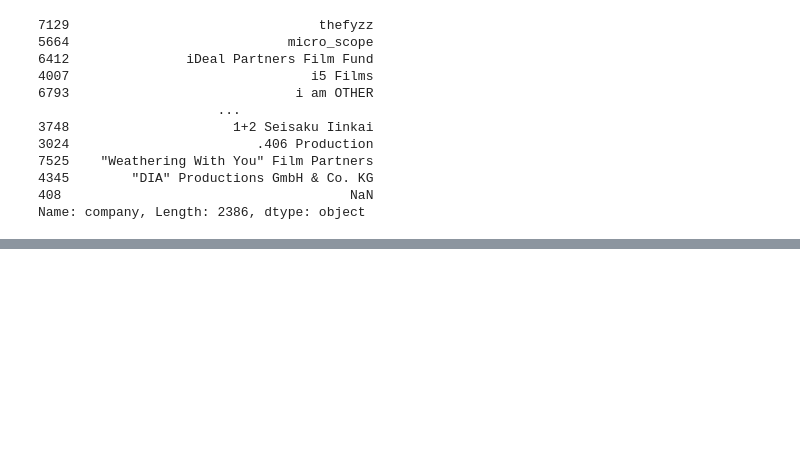
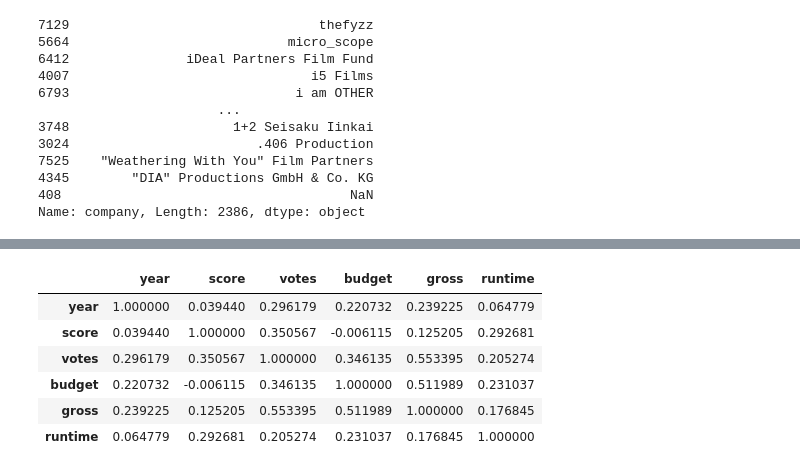
Before and after one commit to MunyaradziMagura/Movies-Project, a Jupyter notebook: movies.ipynb, the cells around one changed output, grey strips where cells are left out. Cells and saved outputs as stored; diff of their text form; code cells hidden in the pictures; blank space fills up the shorter version.

```diff
--- a/movies.ipynb
+++ b/movies.ipynb
@@ -142,0 +149,11 @@ TypeError: No loop matching the specified signature and casting was found for uf
+# %%
+# finding correlation
+df.corr(method='spearman') # pearson, kendall, spearman
+# %% [output]
+|  | year | score | votes | budget | gross | runtime |
+| year | 1.000000 | 0.039440 | 0.296179 | 0.220732 | 0.239225 | 0.064779 |
+| score | 0.039440 | 1.000000 | 0.350567 | -0.006115 | 0.125205 | 0.292681 |
+| votes | 0.296179 | 0.350567 | 1.000000 | 0.346135 | 0.553395 | 0.205274 |
+| budget | 0.220732 | -0.006115 | 0.346135 | 1.000000 | 0.511989 | 0.231037 |
+| gross | 0.239225 | 0.125205 | 0.553395 | 0.511989 | 1.000000 | 0.176845 |
+| runtime | 0.064779 | 0.292681 | 0.205274 | 0.231037 | 0.176845 | 1.000000 |
```
Also changed, not shown: parts of 3 cells of this notebook.
